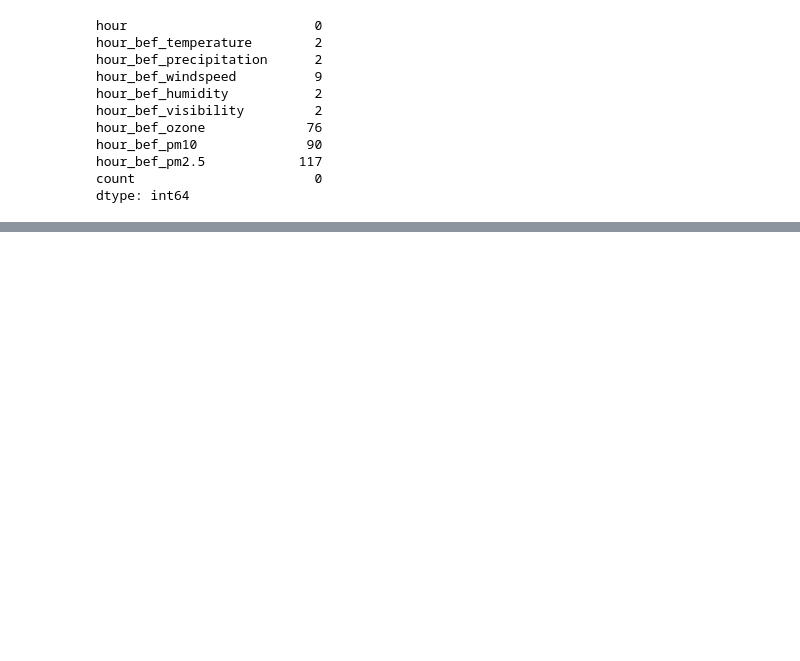
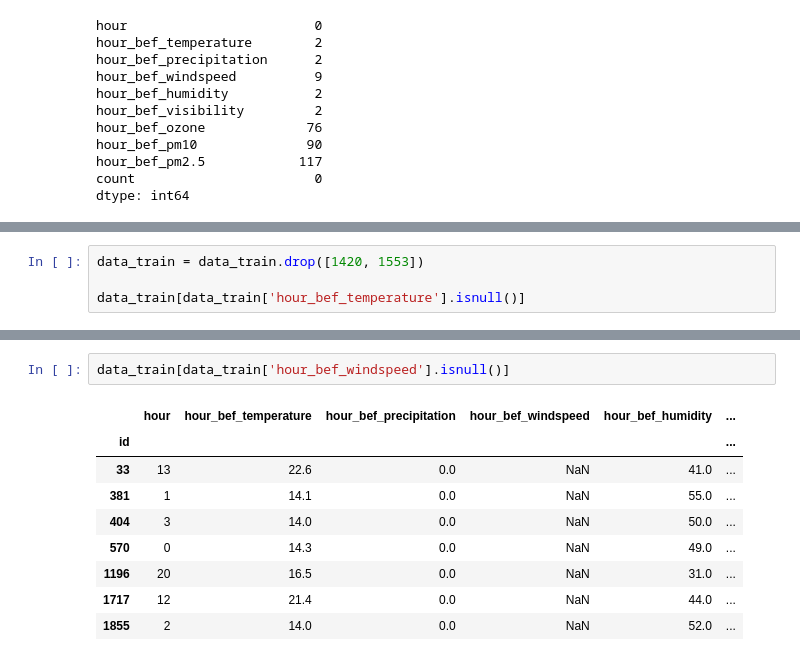
Before and after one commit to ms9648/-, a Jupyter notebook: 따릉이/train.ipynb, the cells around one changed output, grey strips where cells are left out. Cells and saved outputs as stored; diff of their text form; blank space fills up the shorter version.

Commit message:
Update train.ipynb
전처리 ~ing
- 결측치 제거(모두 nan값인 row는 제거)
- windspeed, PM 2.5, 10의 결측치 처리해야함

```diff
--- a/따릉이/train.ipynb
+++ b/따릉이/train.ipynb
@@ -77,0 +58,4 @@ Name: hour, dtype: int64
+# %%
+data_train = data_train.drop([1420, 1553])
+
+data_train[data_train['hour_bef_temperature'].isnull()]
@@ -77,0 +79,12 @@ Name: hour, dtype: int64
+# %%
+data_train[data_train['hour_bef_windspeed'].isnull()]
+# %% [output]
+|  | hour | hour_bef_temperature | hour_bef_precipitation | hour_bef_windspeed | hour_bef_humidity | ... |
+| id |  |  |  |  |  | ... |
+| 33 | 13 | 22.6 | 0.0 | NaN | 41.0 | ... |
+| 381 | 1 | 14.1 | 0.0 | NaN | 55.0 | ... |
+| 404 | 3 | 14.0 | 0.0 | NaN | 50.0 | ... |
+| 570 | 0 | 14.3 | 0.0 | NaN | 49.0 | ... |
+| 1196 | 20 | 16.5 | 0.0 | NaN | 31.0 | ... |
+| 1717 | 12 | 21.4 | 0.0 | NaN | 44.0 | ... |
+| 1855 | 2 | 14.0 | 0.0 | NaN | 52.0 | ... |
```
Also changed, not shown: parts of 3 cells of this notebook.
